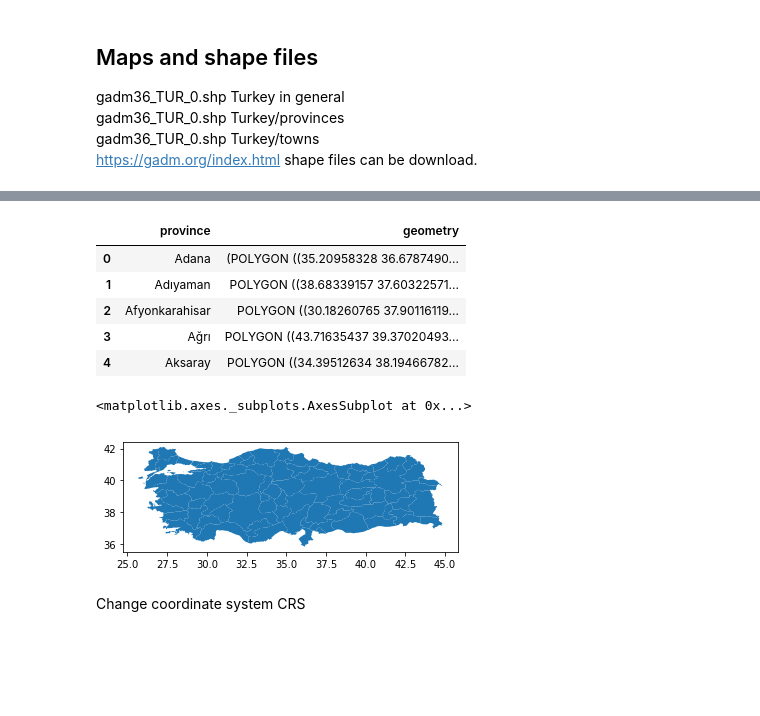
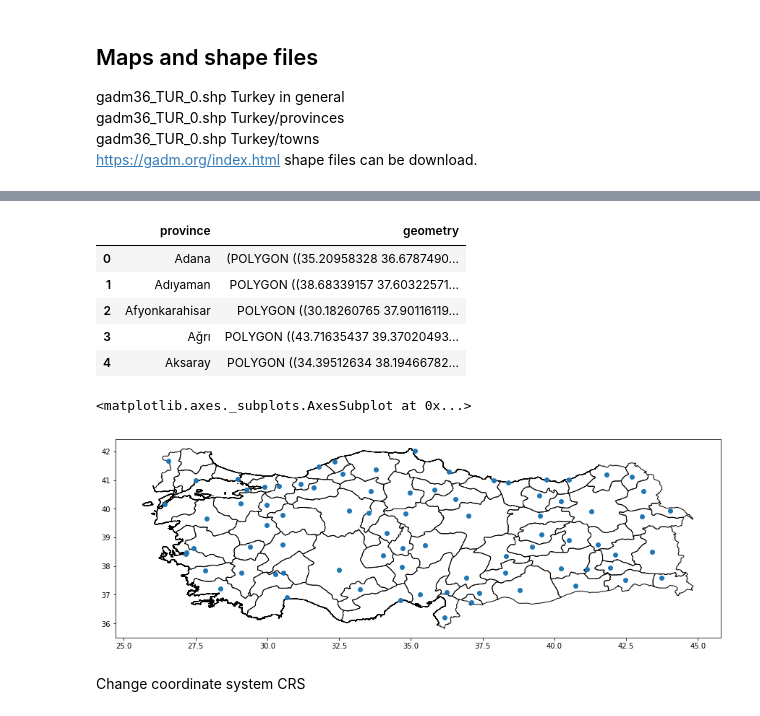
Before and after one commit to ctukel/Geopandas-projects, a Jupyter notebook: Turkeys_population.ipynb, the cells around one changed output, grey strips where cells are left out. Drawn from its saved outputs; the diff is of its cells as text; code cells hidden in the pictures; blank space fills up the shorter version.

```diff
--- a/Turkeys_population.ipynb
+++ b/Turkeys_population.ipynb
@@ -29,22 +53,21 @@ https://gadm.org/index.html shape files can be download.
 provinces = geopandas.read_file("data/gadm36_TUR_1.shp", encoding = 'utf-8')
 provinces = provinces[['NAME_1','geometry']]
 provinces = provinces.rename(columns={'NAME_1': 'province'})
-# %%
-wrong_provinces = {'Afyon':'Afyonkarahisar'}
-provinces.replace(wrong_provinces, inplace=True)
-provinces.head()
-# %% [output]
-|  | province | geometry |
-| 0 | Adana | (POLYGON ((35.20958328 36.6787490... |
-| 1 | Adıyaman | POLYGON ((38.68339157 37.60322571... |
-| 2 | Afyonkarahisar | POLYGON ((30.18260765 37.90116119... |
-| 3 | Ağrı | POLYGON ((43.71635437 39.37020493... |
-| 4 | Aksaray | POLYGON ((34.39512634 38.19466782... |
 # %%
-provinces.plot()
+provinces.head()
 # %% [output]
-<matplotlib.axes._subplots.AxesSubplot at 0x...>
-[figure, removed]
+|  | province | geometry |
+| 0 | Adana | (POLYGON ((35.20958328 36.6787490... |
+| 1 | Adıyaman | POLYGON ((38.68339157 37.60322571... |
+| 2 | Afyonkarahisar | POLYGON ((30.18260765 37.90116119... |
+| 3 | Ağrı | POLYGON ((43.71635437 39.37020493... |
+| 4 | Aksaray | POLYGON ((34.39512634 38.19466782... |
+# %%
+ax = provinces.plot(edgecolor='k', facecolor='none', figsize=(15, 15))
+province_centers.plot(ax=ax)
+# %% [output]
+<matplotlib.axes._subplots.AxesSubplot at 0x...>
+[figure, added]
 # %% [markdown]
 Change coordinate system
 CRS
```
Also changed, not shown: parts of 7 cells of this notebook, 2 other files.
